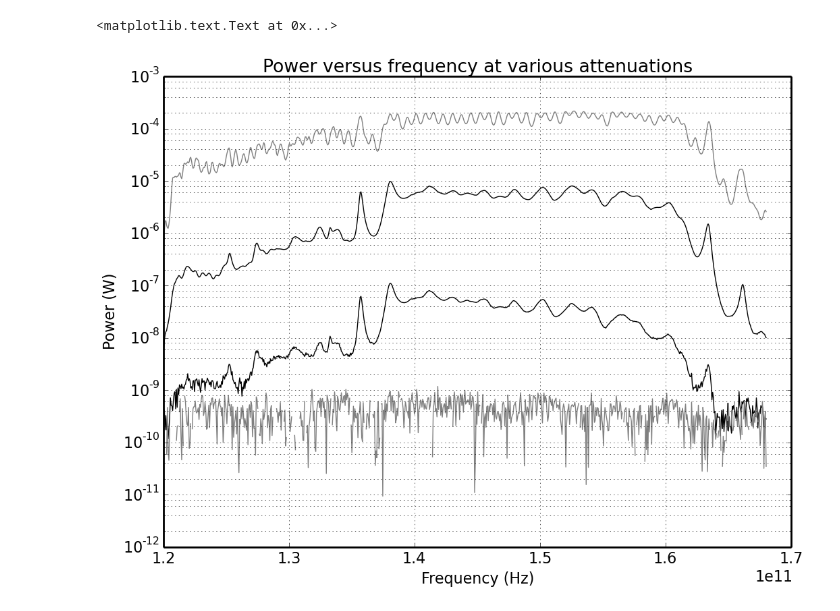
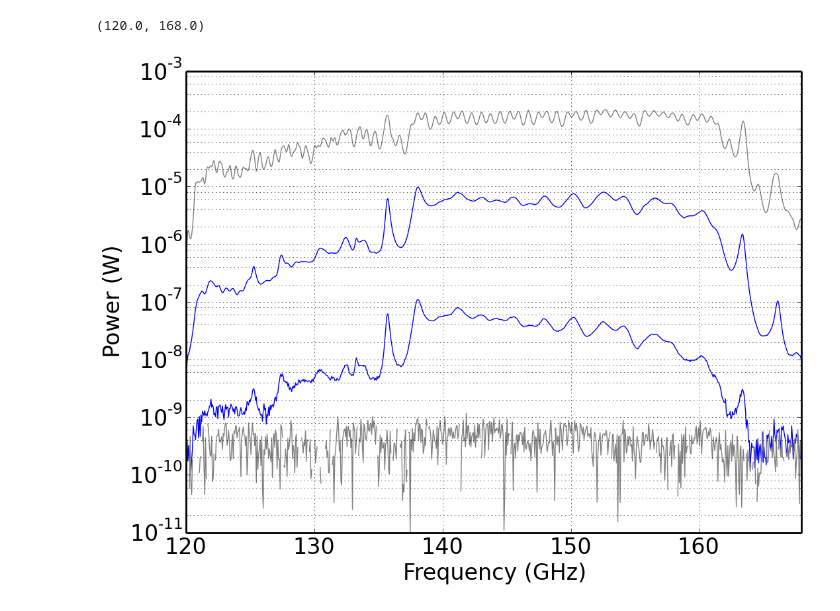
Before and after one commit to ColumbiaCMB/mmw-source, a Jupyter notebook: 2014-04-24_running_old_scripts.ipynb, the cells around one changed output. Saved outputs shown, nothing was run; the diff lists cells and outputs as text; code cells hidden in the pictures.

```diff
--- a/2014-04-24_running_old_scripts.ipynb
+++ b/2014-04-24_running_old_scripts.ipynb
@@ -1,5 +1,5 @@
 # %%
-rcParams['font.size']=16
+rcParams['font.size']=24
 rcParams['savefig.dpi']=100
 rcParams['figure.figsize']=(12,9)
 rcParams['figure.subplot.hspace']=.6
@@ -8,35 +8,38 @@ rcParams['axes.grid']=True
 # %%
 import interpolater
 
 data_files=  [
             '2014-04-10_0_turns_both.npz',#'2014-04-10_4_turns_both.npz',
             '2014-04-10_6_turns_both.npz',
             '2014-04-10_8_turns_both.npz', '2014-04-10_10_turns_both.npz'
             ]
 
 interp=interpolater.interpolater()
 pow_list=range(len(data_files))
 freq_list=range(len(data_files))
 mult_list=range(len(data_files))
 prefix='./data_for_processing/'
 
 for i in range(len(data_files)):
     data=np.load(prefix+data_files[i])
     pow_list[i],freq_list[i],mult_list[i]=interp.convert(data['freq'],data['x'])
-
+    # Interpolate to get power from voltages
+    freq_list[i] = freq_list[i]/1e9
+    # get frequency in GHz
 
 fig=figure(1)
 ax1=fig.add_subplot(1,1,1)
-ax1.set_title('Power versus frequency at various attenuations')
 for i in range(len(data_files)):
     if i%3==0:
         color='grey'
     else:
-        color='black'
+        color='blue'
     ax1.plot(freq_list[i],pow_list[i],color=color)
 ax1.set_yscale('log')
-ax1.set_xlabel('Frequency (Hz)')
+ax1.set_xlabel('Frequency (GHz)')
 ax1.set_ylabel('Power (W)')
+ax1.set_ylim([10**-11,10**-3])
+ax1.set_xlim([freq_list[0][0], freq_list[0][-1]])
 # %% [output]
-<matplotlib.text.Text at 0x...>
+(120.0, 168.0)
-[figure, old version]
+[figure, new version]
```
Also changed, not shown: 7 other files.
